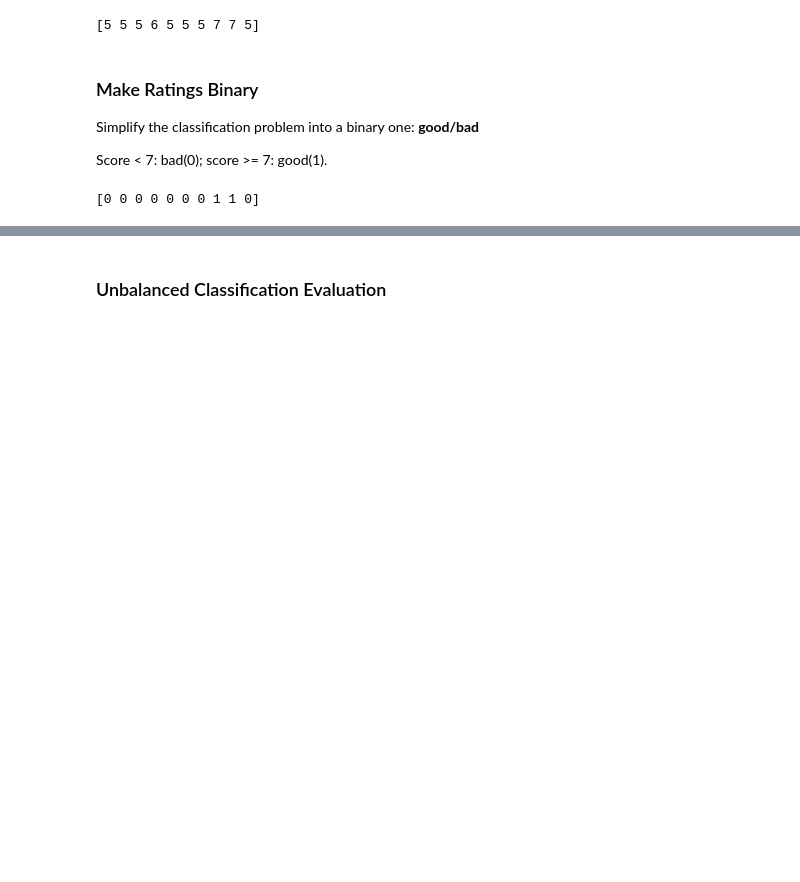
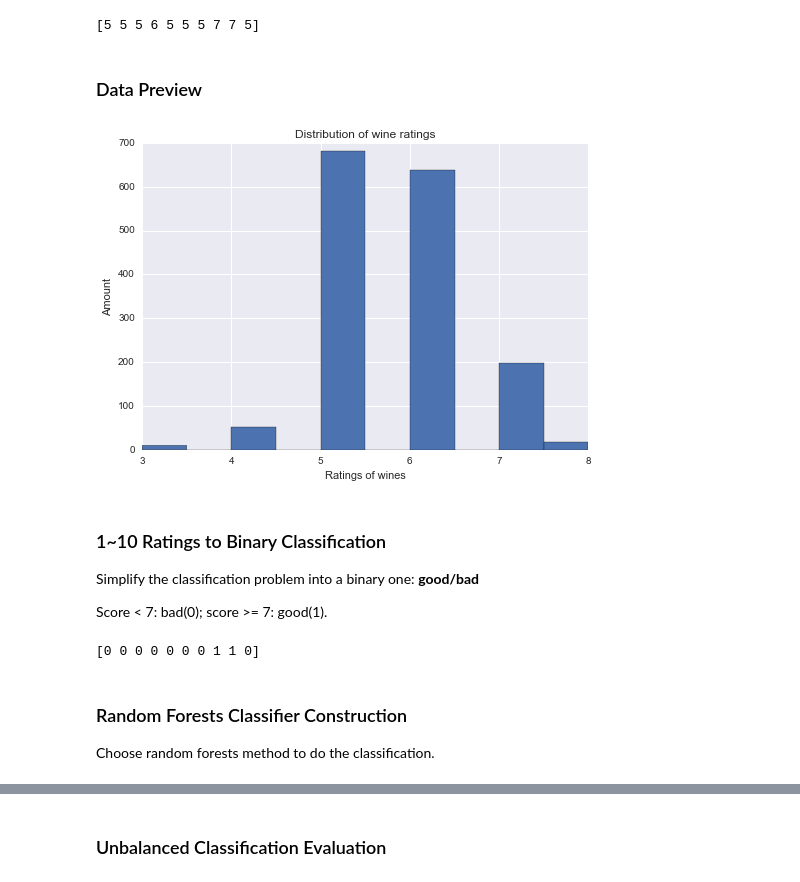
Before and after one commit to xuwenyihust/Wine-Quality, a Jupyter notebook: wine_quality.ipynb, the cells around one changed output, grey strips where cells are left out. Drawn from its saved outputs; the diff is of its cells as text; code cells hidden in the pictures; blank space fills up the shorter version.

```diff
--- a/wine_quality.ipynb
+++ b/wine_quality.ipynb
@@ -56,12 +56,23 @@ print(X[:3])
     9.20000000e-02   1.50000000e+01   5.40000000e+01   9.97000000e-01
     3.26000000e+00   6.50000000e-01   9.80000000e+00]]
 # %%
-y = df["quality"].values
-print(y[:10])
+y_df = df["quality"].values
+print(y_df[:10])
 # %% [output]
 [5 5 5 6 5 5 5 7 7 5]
+# %% [markdown]
+### Data Preview
+# %%
+plt.hist(y_df)
+
+plt.xlabel('Ratings of wines')
+plt.ylabel('Amount')
+plt.title('Distribution of wine ratings')
+plt.show()
+# %% [output]
+[figure, added]
 # %% [markdown]
-### Make Ratings Binary
+### 1~10 Ratings to Binary Classification
 
 Simplify the classification problem into a binary one: **good/bad**
 
@@ -72,3 +83,7 @@ y = np.array([1 if i>=7 else 0 for i in y])
 print(y[:10])
 # %% [output]
 [0 0 0 0 0 0 0 1 1 0]
+# %% [markdown]
+### Random Forests Classifier Construction
+
+Choose random forests method to do the classification.
```
Also changed, not shown: parts of 6 cells of this notebook.
